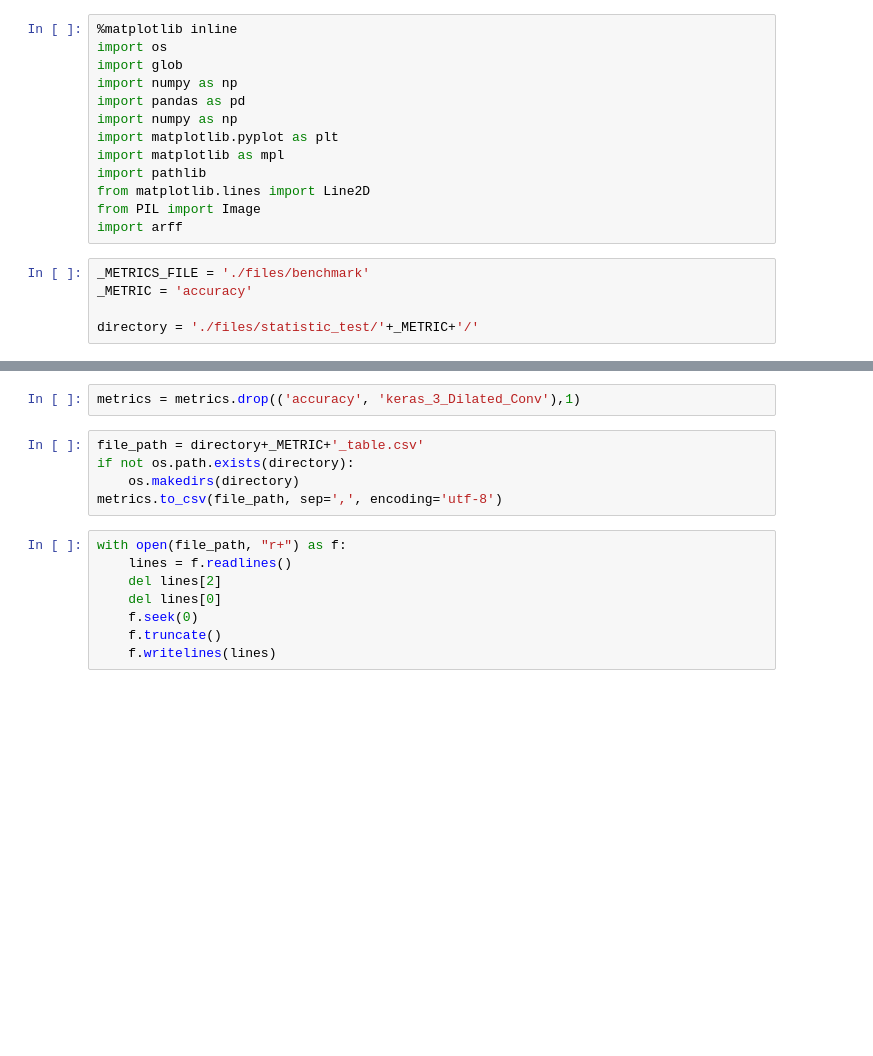
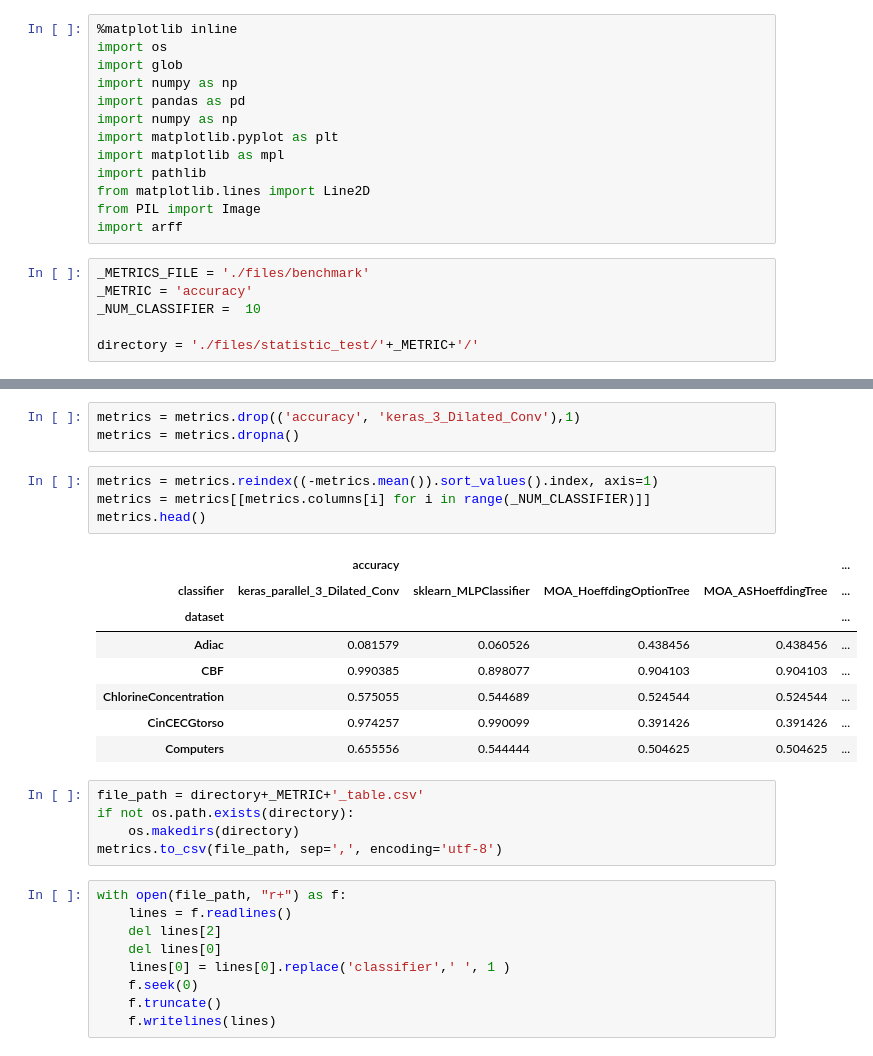
Before and after one commit to pedrolarben/ADLStream, a Jupyter notebook: utils/notebooks/statistic_test.ipynb, the cells around one changed output, grey strips where cells are left out. Drawn from its saved outputs; the diff is of its cells as text; blank space fills up the shorter version.

```diff
--- a/utils/notebooks/statistic_test.ipynb
+++ b/utils/notebooks/statistic_test.ipynb
@@ -14,6 +14,7 @@ import arff
 # %%
 _METRICS_FILE = './files/benchmark'
 _METRIC = 'accuracy'
+_NUM_CLASSIFIER =  10
 
 directory = './files/statistic_test/'+_METRIC+'/'
 # %%
@@ -59,6 +60,20 @@ metrics.sample(10)
 10 rows × 29 columns
 # %%
 metrics = metrics.drop(('accuracy', 'keras_3_Dilated_Conv'),1)
+metrics = metrics.dropna()
+# %%
+metrics = metrics.reindex((-metrics.mean()).sort_values().index, axis=1)
+metrics = metrics[[metrics.columns[i] for i in range(_NUM_CLASSIFIER)]]
+metrics.head()
+# %% [output]
+|  | accuracy |  |  |  | ... |
+| classifier | keras_parallel_3_Dilated_Conv | sklearn_MLPClassifier | MOA_HoeffdingOptionTree | MOA_ASHoeffdingTree | ... |
+| dataset |  |  |  |  | ... |
+| Adiac | 0.081579 | 0.060526 | 0.438456 | 0.438456 | ... |
+| CBF | 0.990385 | 0.898077 | 0.904103 | 0.904103 | ... |
+| ChlorineConcentration | 0.575055 | 0.544689 | 0.524544 | 0.524544 | ... |
+| CinCECGtorso | 0.974257 | 0.990099 | 0.391426 | 0.391426 | ... |
+| Computers | 0.655556 | 0.544444 | 0.504625 | 0.504625 | ... |
 # %%
 file_path = directory+_METRIC+'_table.csv'
 if not os.path.exists(directory):
@@ -69,6 +84,7 @@ with open(file_path, "r+") as f:
     lines = f.readlines()
     del lines[2]
     del lines[0]
+    lines[0] = lines[0].replace('classifier',' ', 1 )
     f.seek(0)
     f.truncate()
     f.writelines(lines)
```
Also changed, not shown: parts of 3 cells of this notebook, 53 other files.
